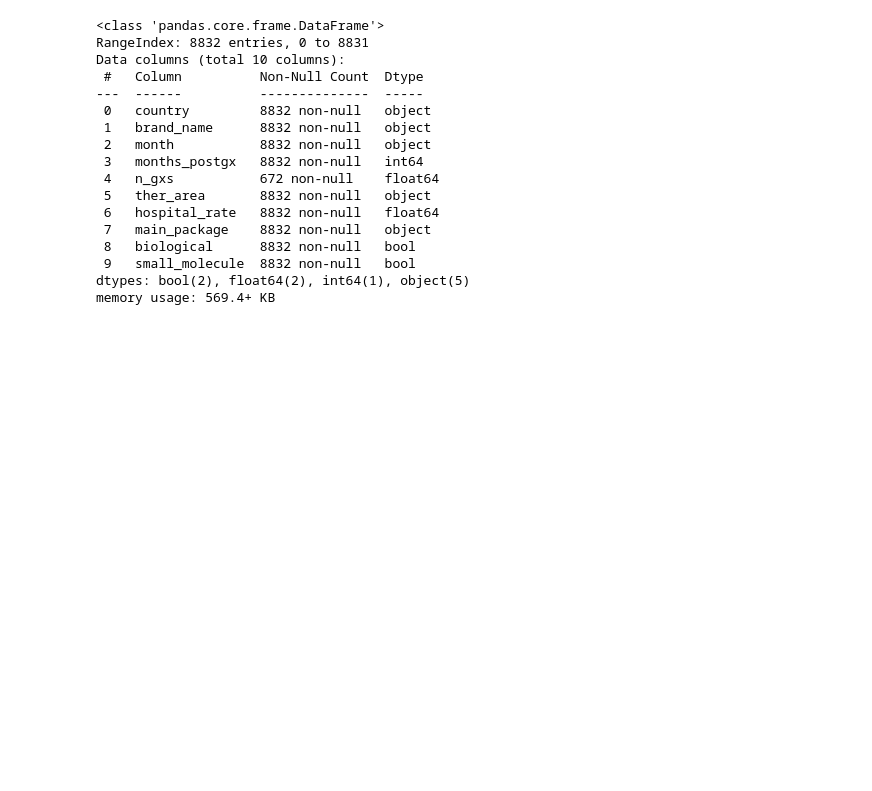
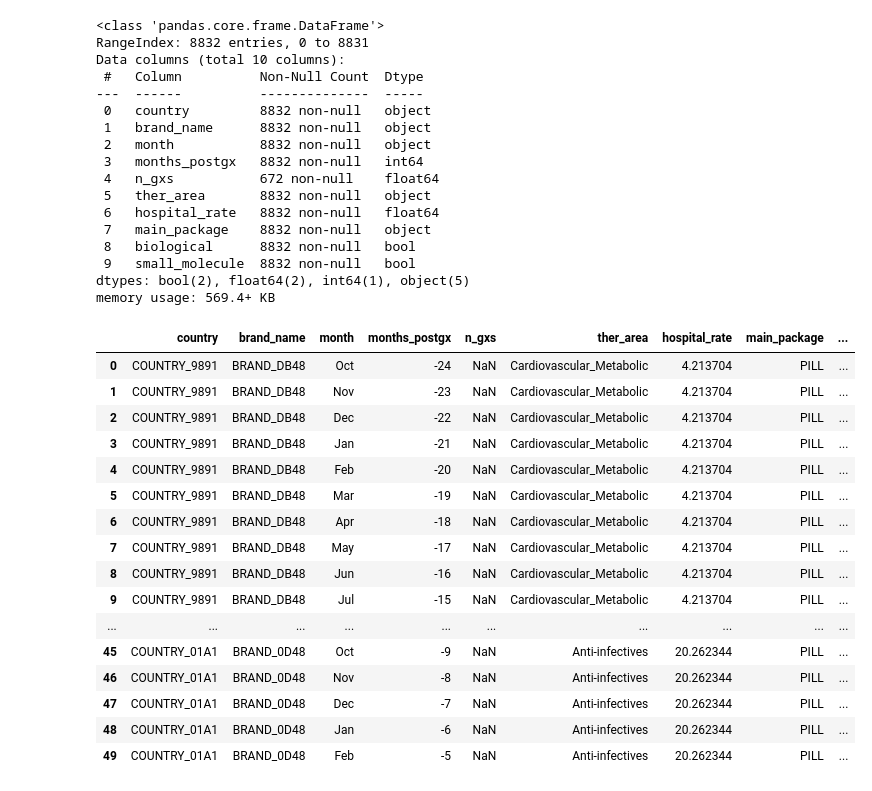
Before and after one commit to Tanay0123/Redbacks, a Jupyter notebook: Poisson_Regression_Model.ipynb, the cells around one changed output. Saved outputs shown, nothing was run; the diff lists cells and outputs as text; code cells hidden in the pictures; blank space fills up the shorter version.

```diff
--- a/Poisson_Regression_Model.ipynb
+++ b/Poisson_Regression_Model.ipynb
@@ -124,6 +144,26 @@ Data columns (total 10 columns):
  9   small_molecule  8832 non-null   bool
 dtypes: bool(2), float64(2), int64(1), object(5)
 memory usage: 569.4+ KB
+# %%
+X_test.head(50)
+# %% [output]
+|  | country | brand_name | month | months_postgx | n_gxs | ther_area | hospital_rate | main_package | ... |
+| 0 | COUNTRY_9891 | BRAND_DB48 | Oct | -24 | NaN | Cardiovascular_Metabolic | 4.213704 | PILL | ... |
+| 1 | COUNTRY_9891 | BRAND_DB48 | Nov | -23 | NaN | Cardiovascular_Metabolic | 4.213704 | PILL | ... |
+| 2 | COUNTRY_9891 | BRAND_DB48 | Dec | -22 | NaN | Cardiovascular_Metabolic | 4.213704 | PILL | ... |
+| 3 | COUNTRY_9891 | BRAND_DB48 | Jan | -21 | NaN | Cardiovascular_Metabolic | 4.213704 | PILL | ... |
+| 4 | COUNTRY_9891 | BRAND_DB48 | Feb | -20 | NaN | Cardiovascular_Metabolic | 4.213704 | PILL | ... |
+| 5 | COUNTRY_9891 | BRAND_DB48 | Mar | -19 | NaN | Cardiovascular_Metabolic | 4.213704 | PILL | ... |
+| 6 | COUNTRY_9891 | BRAND_DB48 | Apr | -18 | NaN | Cardiovascular_Metabolic | 4.213704 | PILL | ... |
+| 7 | COUNTRY_9891 | BRAND_DB48 | May | -17 | NaN | Cardiovascular_Metabolic | 4.213704 | PILL | ... |
+| 8 | COUNTRY_9891 | BRAND_DB48 | Jun | -16 | NaN | Cardiovascular_Metabolic | 4.213704 | PILL | ... |
+| 9 | COUNTRY_9891 | BRAND_DB48 | Jul | -15 | NaN | Cardiovascular_Metabolic | 4.213704 | PILL | ... |
+| ... | ... | ... | ... | ... | ... | ... | ... | ... | ... |
+| 45 | COUNTRY_01A1 | BRAND_0D48 | Oct | -9 | NaN | Anti-infectives | 20.262344 | PILL | ... |
+| 46 | COUNTRY_01A1 | BRAND_0D48 | Nov | -8 | NaN | Anti-infectives | 20.262344 | PILL | ... |
+| 47 | COUNTRY_01A1 | BRAND_0D48 | Dec | -7 | NaN | Anti-infectives | 20.262344 | PILL | ... |
+| 48 | COUNTRY_01A1 | BRAND_0D48 | Jan | -6 | NaN | Anti-infectives | 20.262344 | PILL | ... |
+| 49 | COUNTRY_01A1 | BRAND_0D48 | Feb | -5 | NaN | Anti-infectives | 20.262344 | PILL | ... |
 # %%
 output_df = X_test[["country", "brand_name", "months_postgx"]].copy()
 # %%
```
Also changed, not shown: parts of 5 cells of this notebook, 2 other files.
